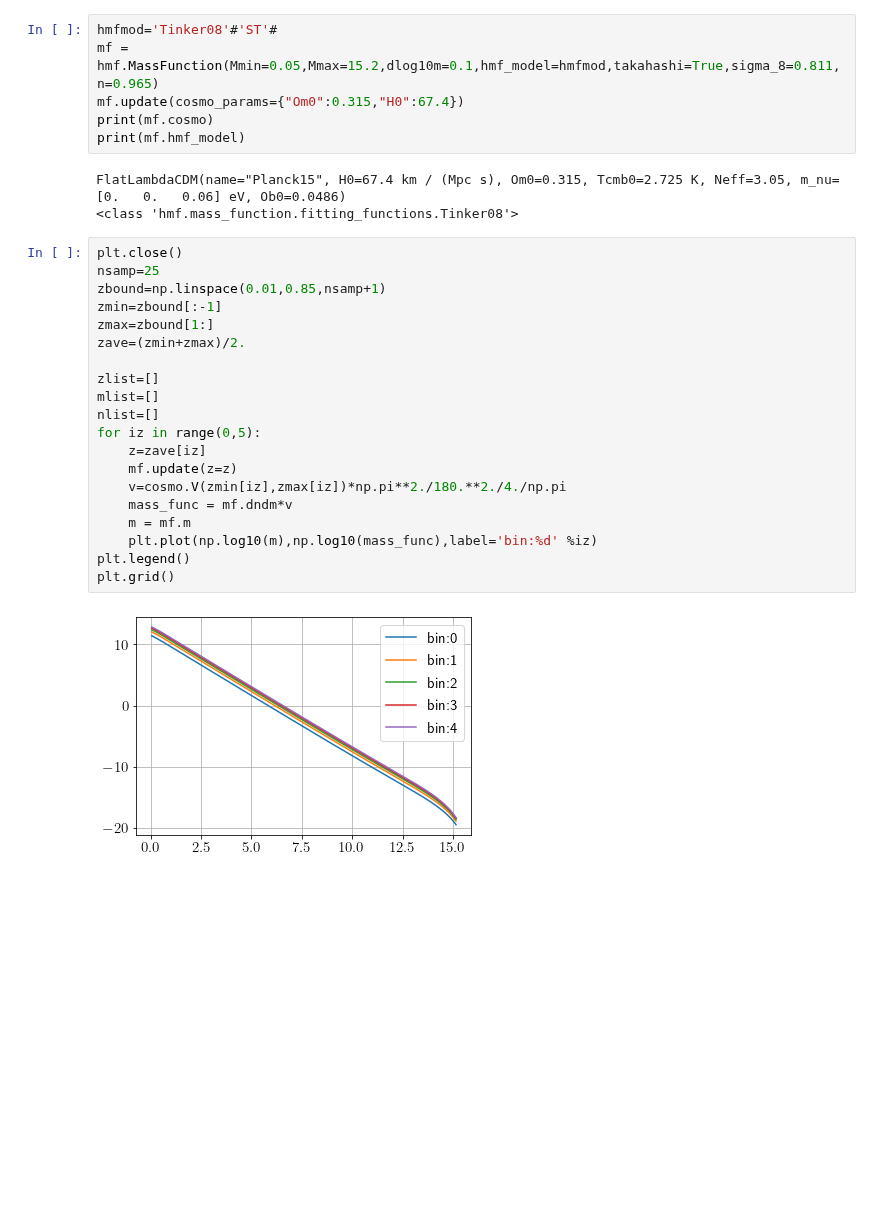
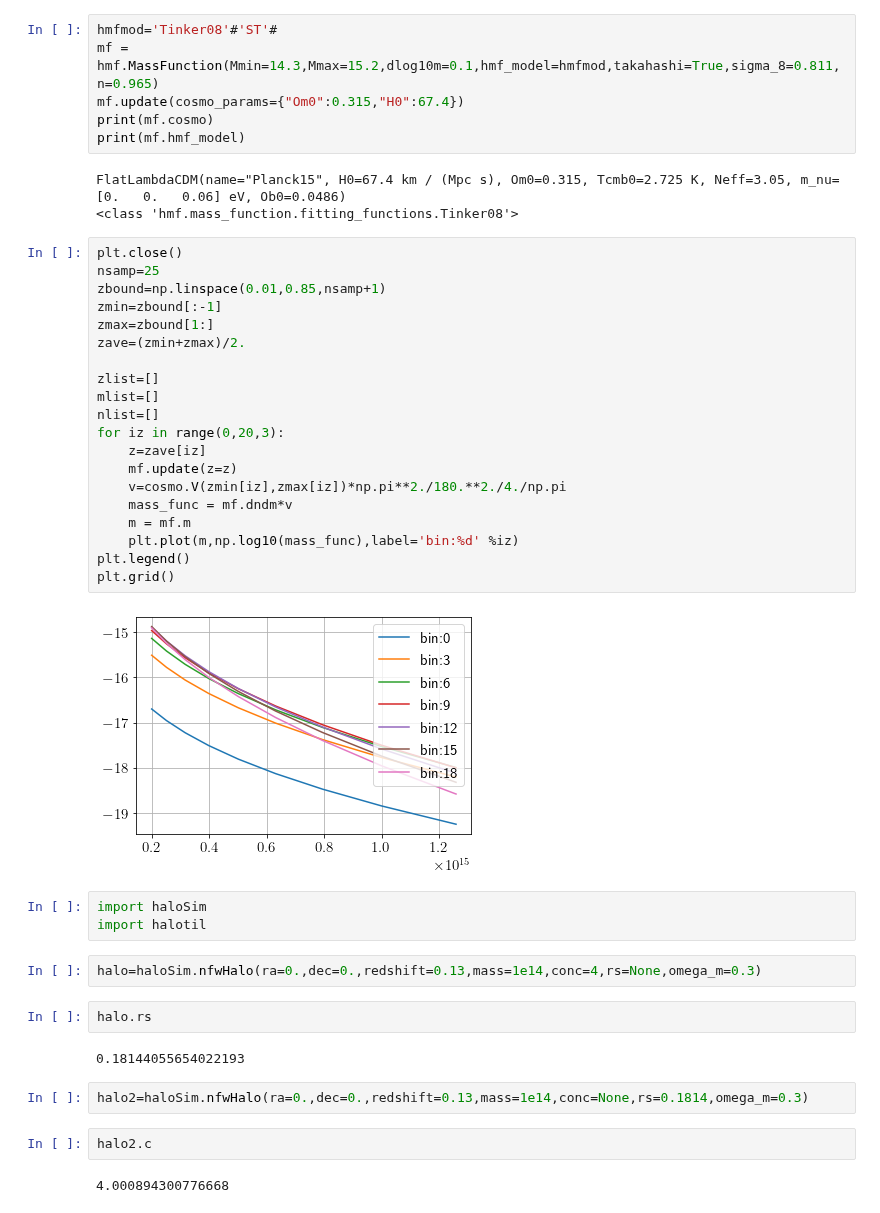
Before and after one commit to mr-superonion/splinv, a Jupyter notebook: notebook/s19/0-haloMF_Prior.ipynb, the cells around one changed output. Drawn from its saved outputs; the diff is of its cells as text; blank space fills up the shorter version.

```diff
--- a/notebook/s19/0-haloMF_Prior.ipynb
+++ b/notebook/s19/0-haloMF_Prior.ipynb
@@ -18,7 +18,7 @@ else:
 Populating the interactive namespace from numpy and matplotlib
 # %%
 hmfmod='Tinker08'#'ST'#
-mf = hmf.MassFunction(Mmin=0.05,Mmax=15.2,dlog10m=0.1,hmf_model=hmfmod,takahashi=True,sigma_8=0.811,n=0.965)
+mf = hmf.MassFunction(Mmin=14.3,Mmax=15.2,dlog10m=0.1,hmf_model=hmfmod,takahashi=True,sigma_8=0.811,n=0.965)
 mf.update(cosmo_params={"Om0":0.315,"H0":67.4})
 print(mf.cosmo)
 print(mf.hmf_model)
@@ -28,22 +28,37 @@ FlatLambdaCDM(name="Planck15", H0=67.4 km / (Mpc s), Om0=0.315, Tcmb0=2.725 K, N
 # %%
 plt.close()
 nsamp=25
 zbound=np.linspace(0.01,0.85,nsamp+1)
 zmin=zbound[:-1]
 zmax=zbound[1:]
 zave=(zmin+zmax)/2.
 
 zlist=[]
 mlist=[]
 nlist=[]
-for iz in range(0,5):
+for iz in range(0,20,3):
     z=zave[iz]
     mf.update(z=z)
     v=cosmo.V(zmin[iz],zmax[iz])*np.pi**2./180.**2./4./np.pi
     mass_func = mf.dndm*v
     m = mf.m
-    plt.plot(np.log10(m),np.log10(mass_func),label='bin:%d' %iz)
+    plt.plot(m,np.log10(mass_func),label='bin:%d' %iz)
 plt.legend()
 plt.grid()
 # %% [output]
-[figure, old version]
+[figure, new version]
+# %%
+import haloSim
+import halotil
+# %%
+halo=haloSim.nfwHalo(ra=0.,dec=0.,redshift=0.13,mass=1e14,conc=4,rs=None,omega_m=0.3)
+# %%
+halo.rs
+# %% [output]
+0.18144055654022193
+# %%
+halo2=haloSim.nfwHalo(ra=0.,dec=0.,redshift=0.13,mass=1e14,conc=None,rs=0.1814,omega_m=0.3)
+# %%
+halo2.c
+# %% [output]
+4.000894300776668
```
Also changed, not shown: parts of 5 cells of this notebook, 7 other files.
